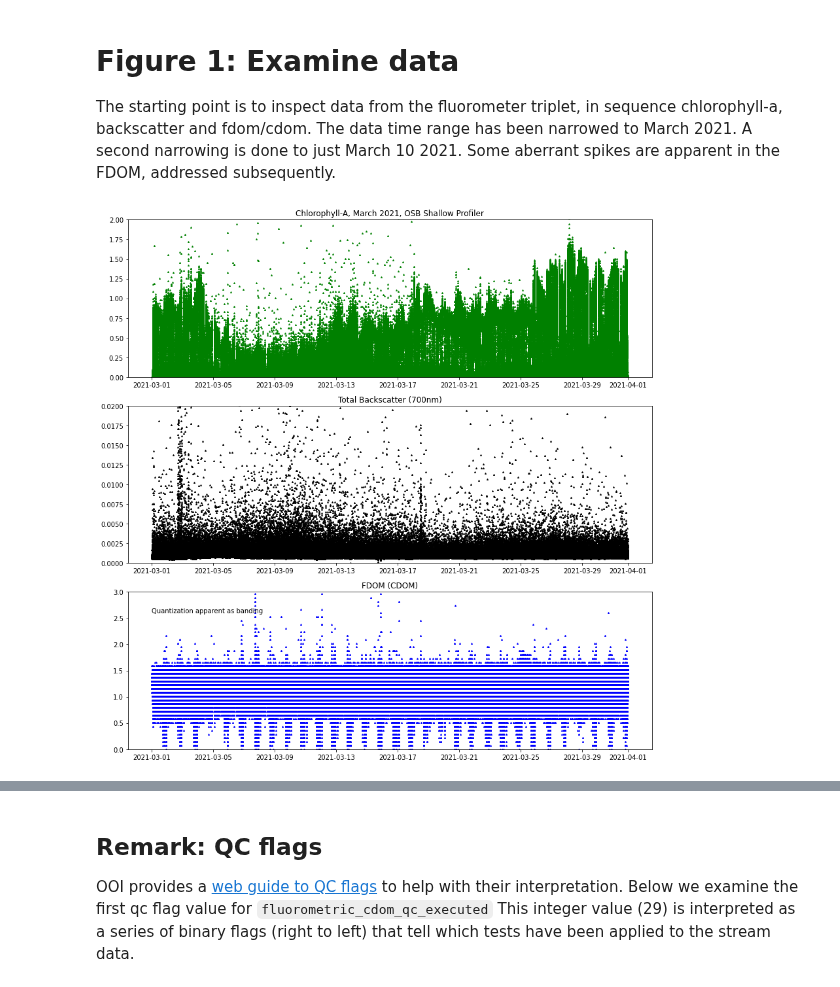
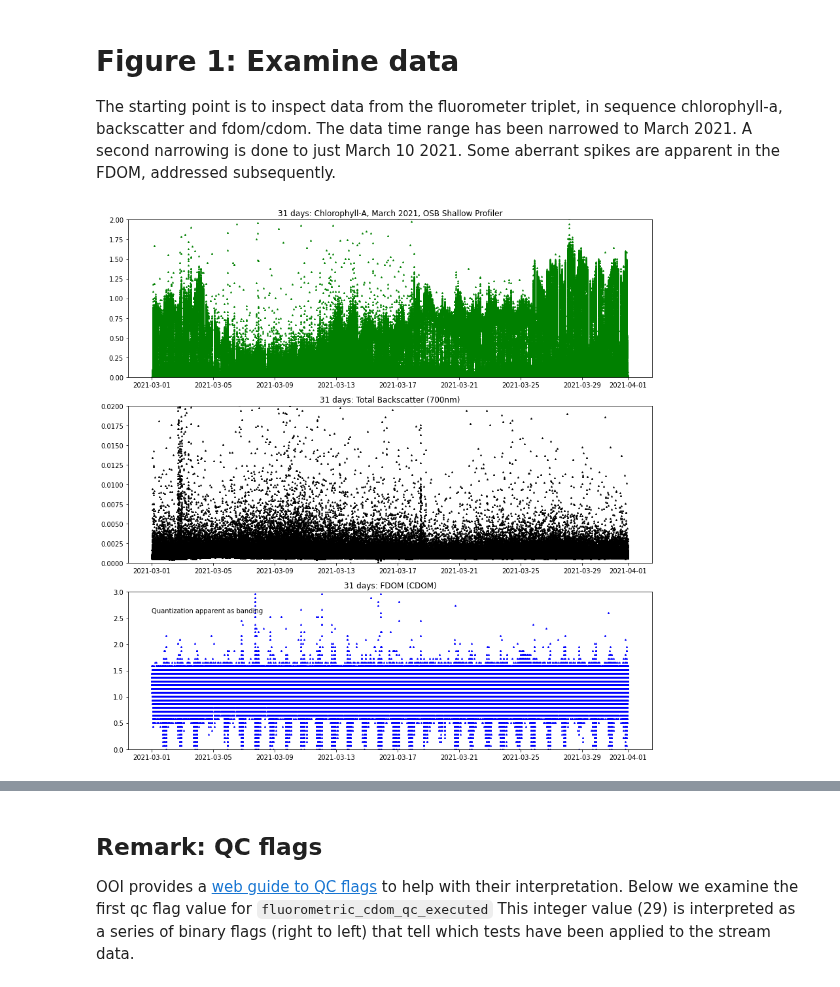
Before and after one commit to robfatland/ocean, a Jupyter notebook: DataQualityGuideNotebook.ipynb, the cells around one changed output, grey strips where cells are left out. Saved outputs shown, nothing was run; the diff lists cells and outputs as text; code cells hidden in the pictures.

```diff
--- a/DataQualityGuideNotebook.ipynb
+++ b/DataQualityGuideNotebook.ipynb
@@ -178,20 +171,20 @@ Some aberrant spikes are apparent in the FDOM, addressed subsequently.
 # %%
 fig,axs=plt.subplots(3, figsize=(12,12), tight_layout=True)
 
 axs[0].plot(D.time, D.chlora,       ms=2., marker='^', linestyle='None', color='g')
 axs[1].plot(D.time, D.backscatter,  ms=2., marker='^', linestyle='None', color='k')
 axs[2].plot(D.time, D.fdom,         ms=2., marker='^', linestyle='None', color='b')
 
 
-axs[0].set(ylim=(0.0, 2.0), title='Chlorophyll-A, March 2021, OSB Shallow Profiler')
-axs[1].set(ylim=(0.0, .02), title='Total Backscatter (700nm)')
-axs[2].set(ylim=(0.0, 3.0), title='FDOM (CDOM)')
+axs[0].set(ylim=(0.0, 2.0), title='31 days: Chlorophyll-A, March 2021, OSB Shallow Profiler')
+axs[1].set(ylim=(0.0, .02), title='31 days: Total Backscatter (700nm)')
+axs[2].set(ylim=(0.0, 3.0), title='31 days: FDOM (CDOM)')
 
 axs[2].text(dt64('2021-03-01'), 2.6, 'Quantization apparent as banding')
 
 fig.show()
 # %% [output]
-[figure, old version]
+[figure, new version]
 # %%
 D1 = D.sel(time=slice(dt64('2021-03-10'), dt64('2021-03-11')))
 
```
Also changed, not shown: parts of 17 cells of this notebook, 3 other files.
